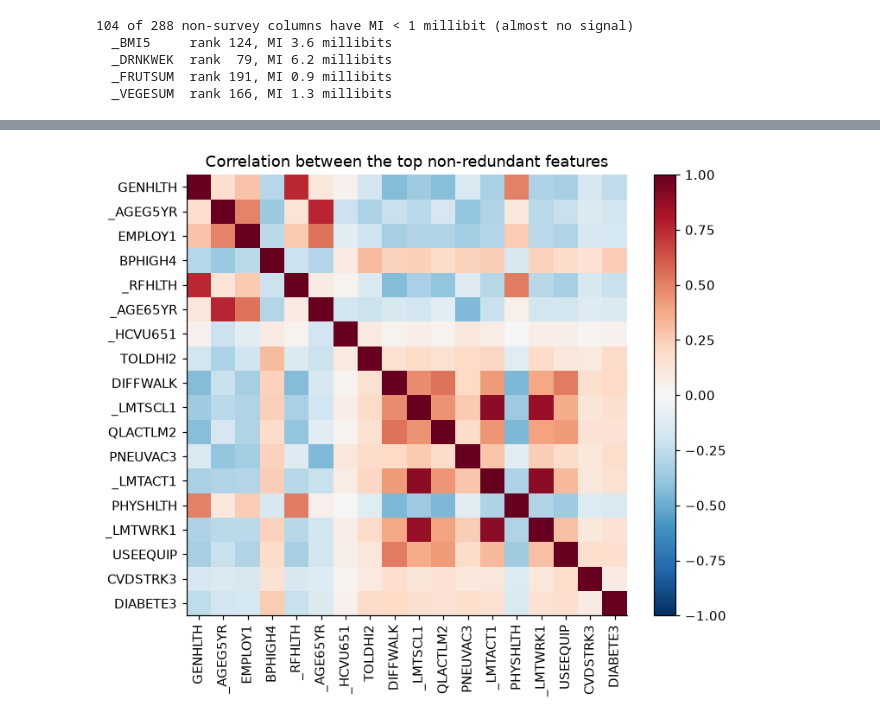
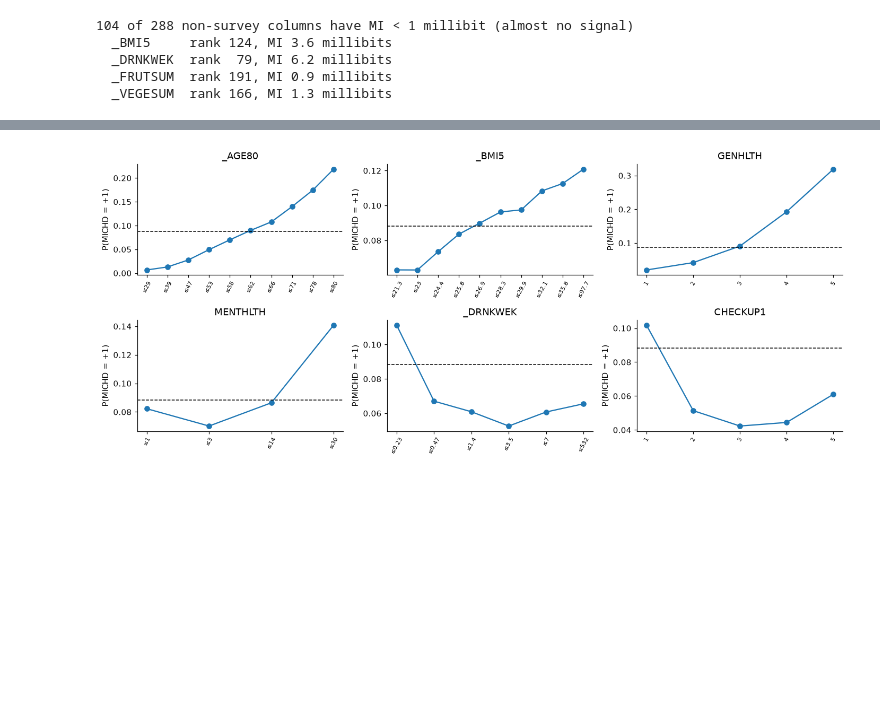
Before and after one commit to Zhiqian-Zhou/ML_Project1, a Jupyter notebook: notebooks/01_eda.ipynb, the cells around one changed output, grey strips where cells are left out. Saved outputs shown, nothing was run; the diff lists cells and outputs as text; code cells hidden in the pictures; blank space fills up the shorter version.

```diff
--- a/notebooks/01_eda.ipynb
+++ b/notebooks/01_eda.ipynb
@@ -54,13 +54,16 @@ CACHE_DIR = "../data/cache"
 FIG_DIR = "../report/figures"
 SEED = 42
 
-# Analysis constants: every threshold used in the notebook is named here.
+# Main analysis thresholds (plot sizes and display limits stay inline).
 SURVEY_TYPES = ("admin", "id", "date", "weight")  # columns describing the survey, not the person
 LEAKAGE = ("HAREHAB1", "CVDASPRN", "RDUCHART", "RDUCSTRK", "ASPUNSAF", "RLIVPAIN")  # see section 7
 MIN_EFFECT = 0.02  # difference in positive rate considered meaningful
 ASKED_MIN_SHARE = 0.05  # a state "asks" a question if more than 5% of its rows answered it
 CORR_REDUNDANT = 0.9  # |correlation| above which two columns are considered redundant
 SUBSAMPLE = 50_000  # rows used to compute correlation matrices
+PARTIAL_NAN = (0.01, 0.99)  # a column is "partially missing" between these NaN rates
+HIGH_NAN = 0.5  # NaN rate above which a column is "mostly missing"
+SHIFT_MAX = 0.05  # train/test mean difference (in train std) considered a shift
 
 os.makedirs(CACHE_DIR, exist_ok=True)
 os.makedirs(FIG_DIR, exist_ok=True)
@@ -223,7 +226,7 @@ information*, and imputing a value would erase it. We compare P(y = 1 | NaN) wit
 partial = []  # (name, nan_rate, P(y|NaN), P(y|observed))
 for j, name in enumerate(cols):
     is_nan = np.isnan(x_train[:, j])
-    if 0.01 < is_nan.mean() < 0.99:
+    if PARTIAL_NAN[0] < is_nan.mean() < PARTIAL_NAN[1]:
         partial.append((name, is_nan.mean(), pos_rate(is_nan), pos_rate(~is_nan)))
 partial.sort(key=lambda row: -abs(row[2] - row[3]))
 
@@ -337,20 +342,22 @@ Columns with > 50% NaN: are they asked everywhere (skip logic) or only in some s
 # %%
 state = feature("_STATE")
 states = np.unique(state)
-high = np.where(nan_tr > 0.5)[0]
+high = np.where(nan_tr > HIGH_NAN)[0]
 answered = np.array([(~np.isnan(x_train[state == s][:, high])).mean(axis=0) for s in states])  # (states, columns)
 n_states = (answered > ASKED_MIN_SHARE).sum(axis=0)
 buckets = [("0 states (nested skip logic / screeners)", n_states == 0),
            ("1-10 states (optional state modules)", (n_states >= 1) & (n_states <= 10)),
            ("11-44 states (modules in many states)", (n_states >= 11) & (n_states <= 44)),
            (">= 45 states (core questions with skip logic)", n_states >= 45)]
-print(f"{len(high)} columns with > 50% NaN, by number of states (of {len(states)}) where they were asked:")
+print(f"{len(high)} columns with > {HIGH_NAN:.0%} NaN, by number of states (of {len(states)}) where they were asked:")
 for label, mask in buckets:
     families = {}
     for j in high[mask]:
         if not is_survey[j]:
             families.setdefault(cols[j][:3], cols[j])  # one example per question family
     print(f"  {label:48s}{mask.sum():4d}   e.g. {', '.join(list(families.values())[:8])}")
+
+print(f"Mean fraction of NaN per row: y = -1 {row_nan[y01 == 0].mean():.2%}, y = +1 {row_nan[y01 == 1].mean():.2%}")
 
 land = feature("QSTVER") < 20  # questionnaire versions < 20 are landline interviews
 age_group = feature("_AGEG5YR")
@@ -511,6 +520,8 @@ def clean_codes(x):
             x[:, j] = convert_units(raw, TRANSFORMS[name])
         x[np.isin(raw, spec["nan_codes"]), j] = np.nan
         x[np.isin(raw, spec["zero_codes"]), j] = 0
+        for code_value, new_value in spec.get("recode", {}).items():
+            x[raw == float(code_value), j] = new_value
         x[:, j] *= spec.get("scale", 1)
     return x
 
@@ -533,6 +544,7 @@ def fill_structural(xc, x_raw):
     for name in ("PA1MIN_", "PA1VIGM_"):
         fill(name, no_exercise, 0)
     fill("JOINPAIN", feature("HAVARTH3", x_raw) == 2, 0)  # 0 = no joint pain
+    fill("INSULIN", np.isin(feature("DIABETE3", x_raw), [2, 3, 4]), 2)  # 2 = no insulin
     return xc
 
 
@@ -729,56 +743,39 @@ Several *calculated* columns (prefix `_`) are recodes of raw answers (e.g. `_AGE
 # %%
-def column_hash(values):
-    '''Hash of a column (NaN-aware) used to find exact duplicate columns without copying the matrix.'''
-    return hashlib.md5(np.where(np.isnan(values), -1e9, values).tobytes()).hexdigest()
+SHAPE_FEATURES = ["_AGE80", "_BMI5", "GENHLTH", "MENTHLTH", "_DRNKWEK", "CHECKUP1"]
+MAX_LEVELS = 12  # columns with more distinct values are cut into deciles
 
 
-constant = [name for j, name in enumerate(cols) if np.all(np.isnan(x_train[:, j])) or np.nanstd(x_train[:, j]) == 0]
-print("Constant / empty columns:", constant)
-for label, matrix in [("raw", x_train), ("cleaned", xc)]:
-    groups = {}
-    for j, name in enumerate(cols):
-        if name not in constant:
-            groups.setdefault(column_hash(matrix[:, j]), []).append(name)
-    print(f"Exact duplicate columns ({label} data):", [group for group in groups.values() if len(group) > 1])
+def rate_by_bin(name):
+    '''Return bin labels and P(y = 1) per bin (each level, or deciles of the cleaned column).'''
+    values = feature(name, xc)
+    known = ~np.isnan(values)
+    levels = np.unique(values[known])
+    if levels.size <= MAX_LEVELS:
+        return [f"{level:g}" for level in levels], [pos_rate(values == level) for level in levels]
+    edges = np.unique(np.quantile(values[known], np.linspace(0, 1, 11)))
+    bins = np.clip(np.digitize(values[known], edges[1:-1], right=True), 0, len(edges) - 2)
+    labels = [f"≤{edges[b + 1]:.3g}" for b in range(len(edges) - 1)]
+    return labels, [y01[known][bins == b].mean() if (bins == b).any() else np.nan for b in range(len(labels))]
 
-rng = np.random.default_rng(SEED)
-rows = rng.choice(N, SUBSAMPLE, replace=False)
-candidates = [j for j, name in enumerate(cols) if not is_survey[j] and nan_tr[j] < 0.5 and name not in constant]
-sample = xc[rows][:, candidates]
-sample = np.where(np.isnan(sample), np.nanmedian(sample, axis=0), sample)
-corr = np.corrcoef(sample, rowvar=False)
-upper = np.triu_indices_from(corr, k=1)
-pairs = sorted(((abs(corr[a, b]), cols[candidates[a]], cols[candidates[b]]) for a, b in zip(*upper)
-                if abs(corr[a, b]) > CORR_REDUNDANT), reverse=True)
-print(f"\n{len(pairs)} pairs with |corr| > {CORR_REDUNDANT} among {len(candidates)} columns with < 50% NaN "
-      f"(median-imputed {SUBSAMPLE:,}-row subsample), e.g.:")
-for r, a, b in pairs[:20]:
-    print(f"  {a:10s} ~ {b:10s} |r| = {r:.3f}")
 
-# Heatmap of the top features after removing redundant ones (greedy, in MI order).
-position = {cols[j]: k for k, j in enumerate(candidates)}
-top_features = []
-for name, *_ in rank:
-    if name in LEAKAGE or name not in position:
-        continue
-    if all(abs(corr[position[name], position[other]]) < CORR_REDUNDANT for other in top_features):
-        top_features.append(name)
-    if len(top_features) == 18:
-        break
-sub = corr[np.ix_([position[n] for n in top_features], [position[n] for n in top_features])]
-off_diagonal = np.abs(sub[np.triu_indices_from(sub, k=1)])
-print(f"\nTop {len(top_features)} non-redundant features: |r| median {np.median(off_diagonal):.2f}, "
-      f"max {off_diagonal.max():.2f}, pairs > 0.7: {(off_diagonal > 0.7).sum()}")
+fig, axes = plt.subplots(2, 3, figsize=(13, 5.5))
+for axis, name in zip(axes.ravel(), SHAPE_FEATURES):
+    labels, rates = rate_by_bin(name)
+    axis.plot(range(len(labels)), rates, "o-")
+    axis.set_xticks(range(len(labels)))
+    axis.set_xticklabels(labels, rotation=60, fontsize=7)
+    axis.axhline(prevalence, c="k", ls="--", lw=1)
+    axis.set(title=name, ylabel="P(MICHD = +1)")
+    print(f"{name:9s}", " ".join(f"{rate:.3f}" for rate in rates))
+plt.tight_layout()
+plt.savefig(f"{FIG_DIR}/shape_of_risk.png", bbox_inches="tight")
+plt.show()
 
-fig, ax = plt.subplots(figsize=(7, 6))
-image = ax.imshow(sub, cmap="RdBu_r", vmin=-1, vmax=1)
-ax.set_xticks(range(len(top_features)))
-ax.set_xticklabels(top_features, rotation=90)
-ax.set_yticks(range(len(top_features)))
-ax.set_yticklabels(top_features)
-ax.set_title("Correlation between the top non-redundant features")
-plt.colorbar(image, fraction=0.046)
-plt.tight_layout()
-plt.savefig(f"{FIG_DIR}/correlation_top_features.png", bbox_inches="tight")
-plt.show()
+sex = feature("SEX")
+ratios = [pos_rate((sex == 1) & (age_group == g)) / pos_rate((sex == 2) & (age_group == g)) for g in range(1, 14)]
+print(f"\nSEX: marginal rate male {pos_rate(sex == 1):.3f} vs female {pos_rate(sex == 2):.3f}, MI rank "
+      f"{ranked_names.index('SEX') + 1}; within each age group the male / female rate ratio is "
+      f"{min(ratios):.1f}x - {max(ratios):.1f}x")
+state_rates = np.array([pos_rate(state == s) for s in states])
+print(f"_STATE: positive rate from {state_rates.min():.3f} to {state_rates.max():.3f} across {len(states)} states")
 # %% [output]
@@ -802 +788 @@ Top 18 non-redundant features: |r| median 0.22, max 0.90, pairs > 0.7: 5
-[figure, old version]
+[figure, new version]
```
Also changed, not shown: parts of 24 cells of this notebook, 5 other files.
